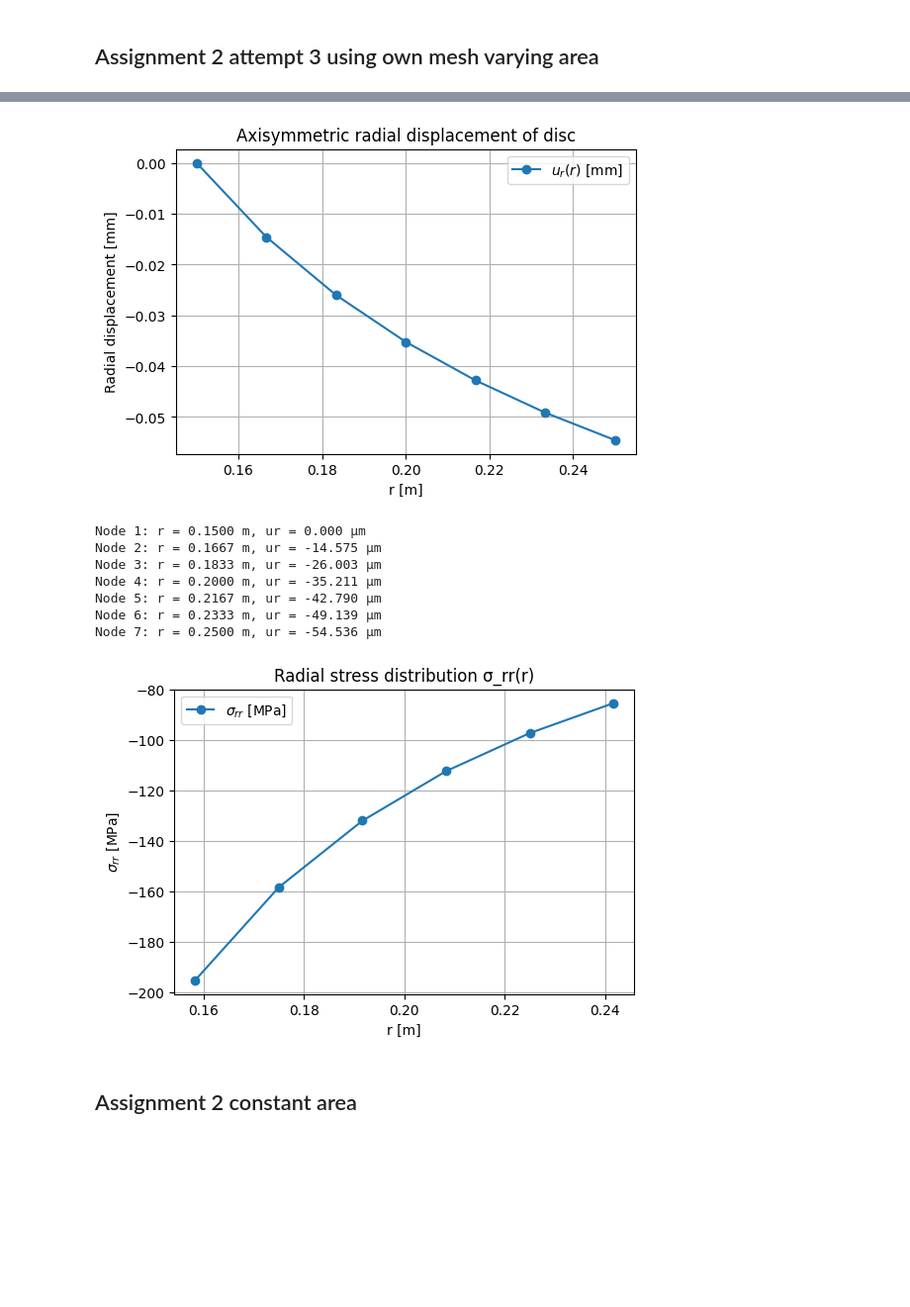
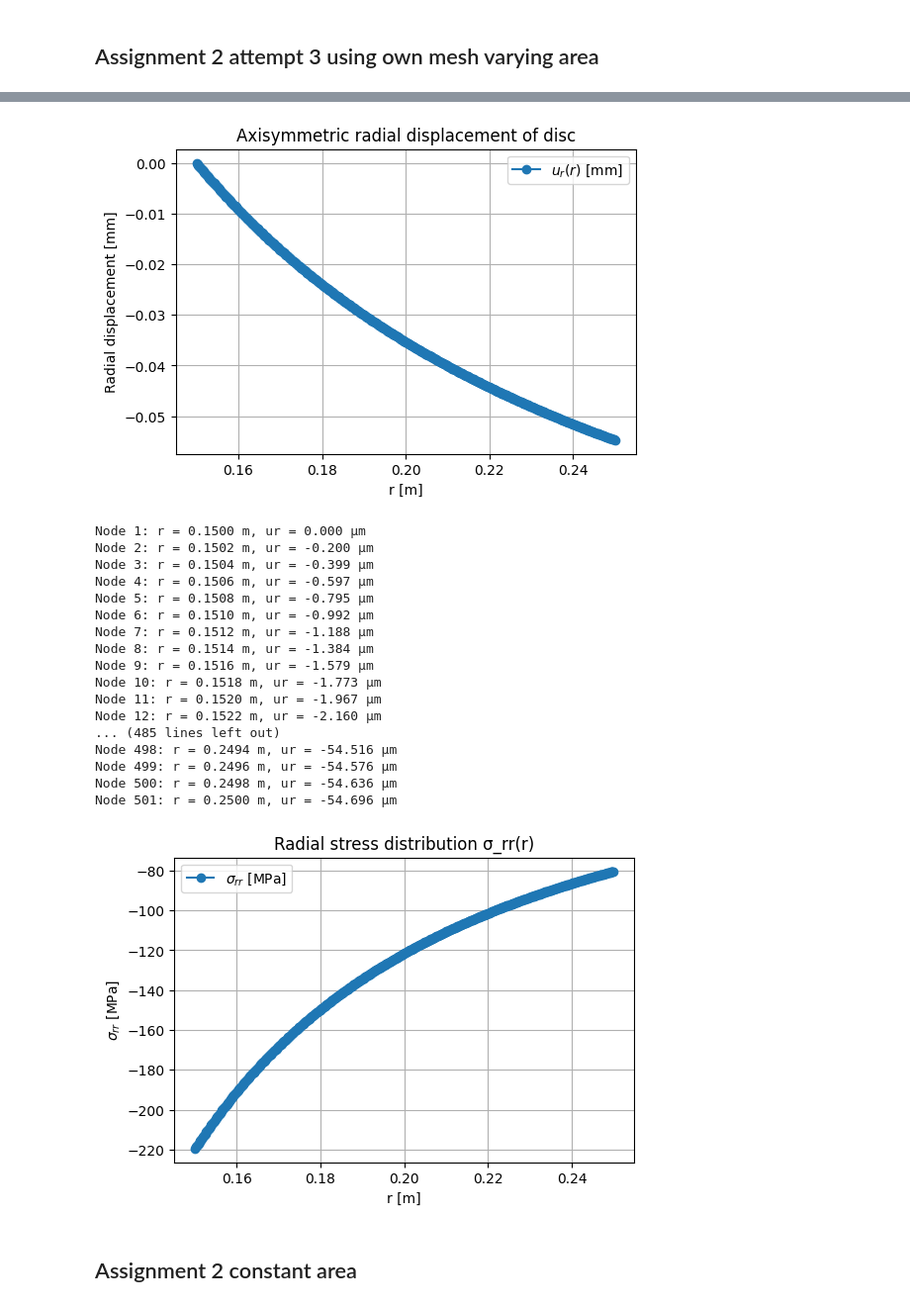
Before and after one commit to MartinStjernkvist/Applied-Mechanics, a Jupyter notebook: TME235/Assignment_1&2.ipynb, the cells around one changed output, grey strips where cells are left out. Shown at 99% size. Cells and saved outputs as stored; diff of their text form; code cells hidden in the pictures; blank space fills up the shorter version.

```diff
--- a/TME235/Assignment_1&2.ipynb
+++ b/TME235/Assignment_1&2.ipynb
@@ -562,12 +473,3 @@ print(f"Maximum displacement (mm): {np.min(a)*1000:.4f} mm")
-# %%
-for eltopo, elx, ely, in zip(Edof, Ex, Ey):
-    Ke = cfc.planqe(elx, ely, ep, Dmat)
-    fe =
-    cfc.assem(eltopo, K, Ke)
-
-f[-1] += F
-
-a,
 # %% [markdown]
 ## Calfem with length 3m actual
 # %%
@@ -1328,8 +829,8 @@ b_outer = 0.25
 nu=0.3
 E=200e9
 h0 = 0.02
-Width = b
-num_el = 6
+Width = b_outer
+num_el = 500
 nnodes = num_el + 1
 a_inner = 0.15
 
@@ -1374,8 +875,8 @@ for el in range(num_el):
                                                         [-1,  1]])
     cfc.assem(Edof[el, :], K, Ke)
 
-# --- Boundary conditions ---
-bc = np.array([1])  # fix outer radius (clamped)
+# BCs
+bc = np.array([1])  # fix inner radius
 bcVal = np.array([0.0])
 
 # Applying distributed load
@@ -1401,8 +902,7 @@ plt.show()
 for i in range(nnodes):
     print(f"Node {i+1}: r = {coords[i]:.4f} m, ur = {a[i,0]*1e6:.3f} μm")
 
-# Computing normal stress, radial
-
+# Computinging normal stress
 sigma_rr_vals = np.zeros(num_el)
 r_centers = np.zeros(num_el)
 
@@ -1455,12 +985,22 @@ r_mean ()
-[figure, old version]
+[figure, new version]
 Node 1: r = 0.1500 m, ur = 0.000 μm
-Node 2: r = 0.1667 m, ur = -14.575 μm
-Node 3: r = 0.1833 m, ur = -26.003 μm
-Node 4: r = 0.2000 m, ur = -35.211 μm
-Node 5: r = 0.2167 m, ur = -42.790 μm
-Node 6: r = 0.2333 m, ur = -49.139 μm
-Node 7: r = 0.2500 m, ur = -54.536 μm
+Node 2: r = 0.1502 m, ur = -0.200 μm
+Node 3: r = 0.1504 m, ur = -0.399 μm
+Node 4: r = 0.1506 m, ur = -0.597 μm
+Node 5: r = 0.1508 m, ur = -0.795 μm
+Node 6: r = 0.1510 m, ur = -0.992 μm
+Node 7: r = 0.1512 m, ur = -1.188 μm
+Node 8: r = 0.1514 m, ur = -1.384 μm
+Node 9: r = 0.1516 m, ur = -1.579 μm
+Node 10: r = 0.1518 m, ur = -1.773 μm
+Node 11: r = 0.1520 m, ur = -1.967 μm
+Node 12: r = 0.1522 m, ur = -2.160 μm
+... (485 lines left out)
+Node 498: r = 0.2494 m, ur = -54.516 μm
+Node 499: r = 0.2496 m, ur = -54.576 μm
+Node 500: r = 0.2498 m, ur = -54.636 μm
+Node 501: r = 0.2500 m, ur = -54.696 μm
-[figure, old version]
+[figure, new version]
 # %% [markdown]
 ## Assignment 2 constant area
 # %%
```
Also changed, not shown: parts of 14 cells of this notebook.
